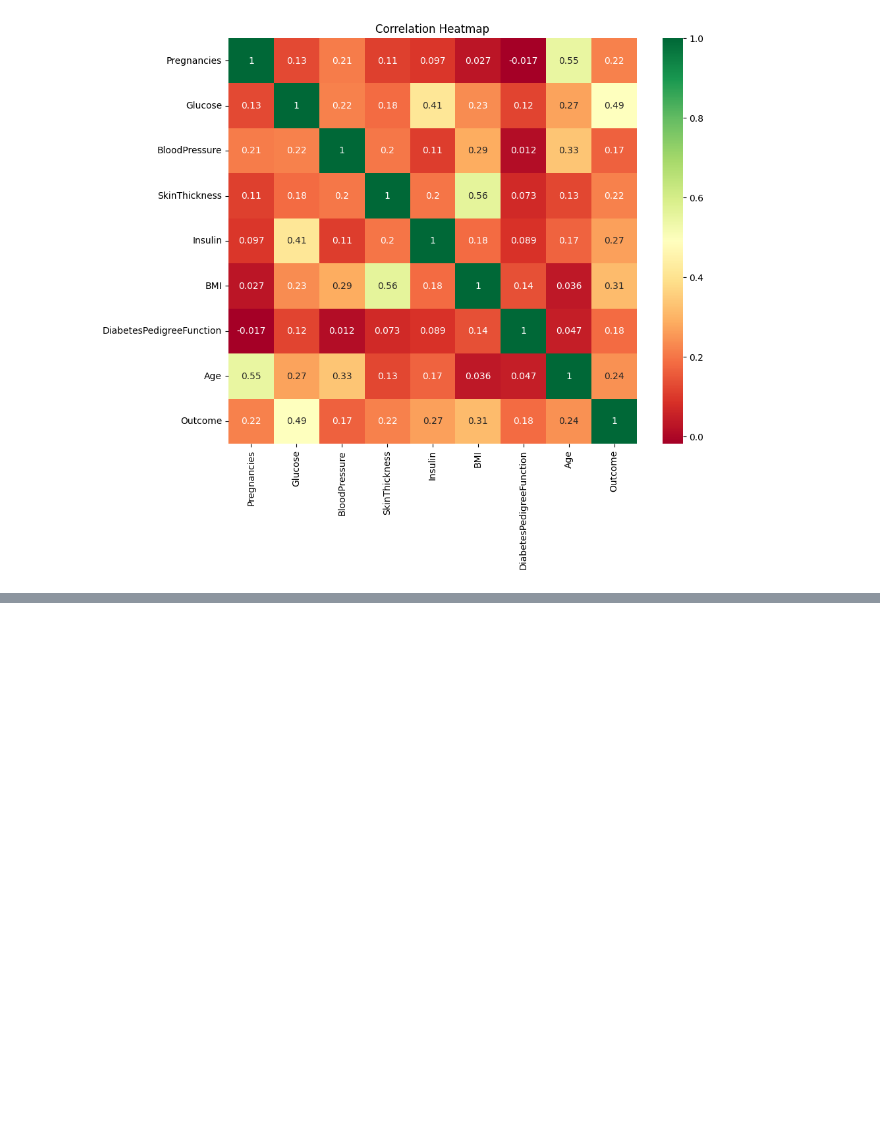
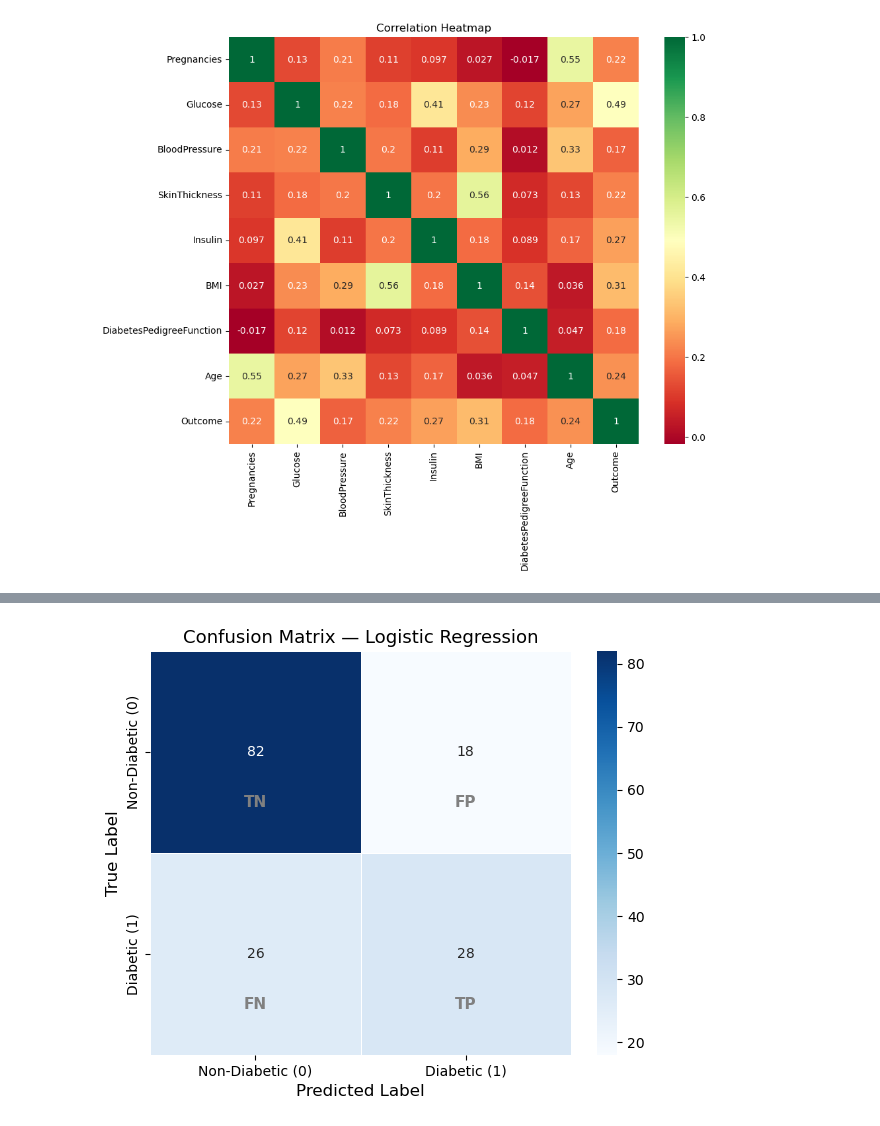
Before and after one commit to RoberRamzy/Classification-for-Pima-Indians-Diabetes-Database, a Jupyter notebook: Lab.ipynb, the cells around one changed output, grey strips where cells are left out. Cells and saved outputs as stored; diff of their text form; code cells hidden in the pictures; blank space fills up the shorter version.

```diff
--- a/Lab.ipynb
+++ b/Lab.ipynb
@@ -232,0 +424,27 @@ Text(0.5, 1.0, 'Correlation Heatmap')
+# %%
+# Confusion Matrix
+cm = confusion_matrix(y_test, y_pred)
+
+fig, ax = plt.subplots(figsize=(6, 5))
+sns.heatmap(
+    cm, annot=True, fmt='d', cmap='Blues',
+    xticklabels=['Non-Diabetic (0)', 'Diabetic (1)'],
+    yticklabels=['Non-Diabetic (0)', 'Diabetic (1)'],
+    linewidths=0.5, ax=ax
+)
+ax.set_xlabel('Predicted Label', fontsize=12)
+ax.set_ylabel('True Label', fontsize=12)
+ax.set_title('Confusion Matrix — Logistic Regression', fontsize=13)
+
+labels = [['TN', 'FP'], ['FN', 'TP']]
+for i in range(2):
+    for j in range(2):
+        ax.text(j + 0.5, i + 0.75, labels[i][j],
+                ha='center', va='center', fontsize=11,
+                color='gray', fontweight='bold')
+
+plt.tight_layout()
+plt.savefig('confusion_matrix.png', dpi=150)
+plt.show()
+# %% [output]
+[figure, added]
```
Also changed, not shown: parts of 32 cells of this notebook, 6 other files.
